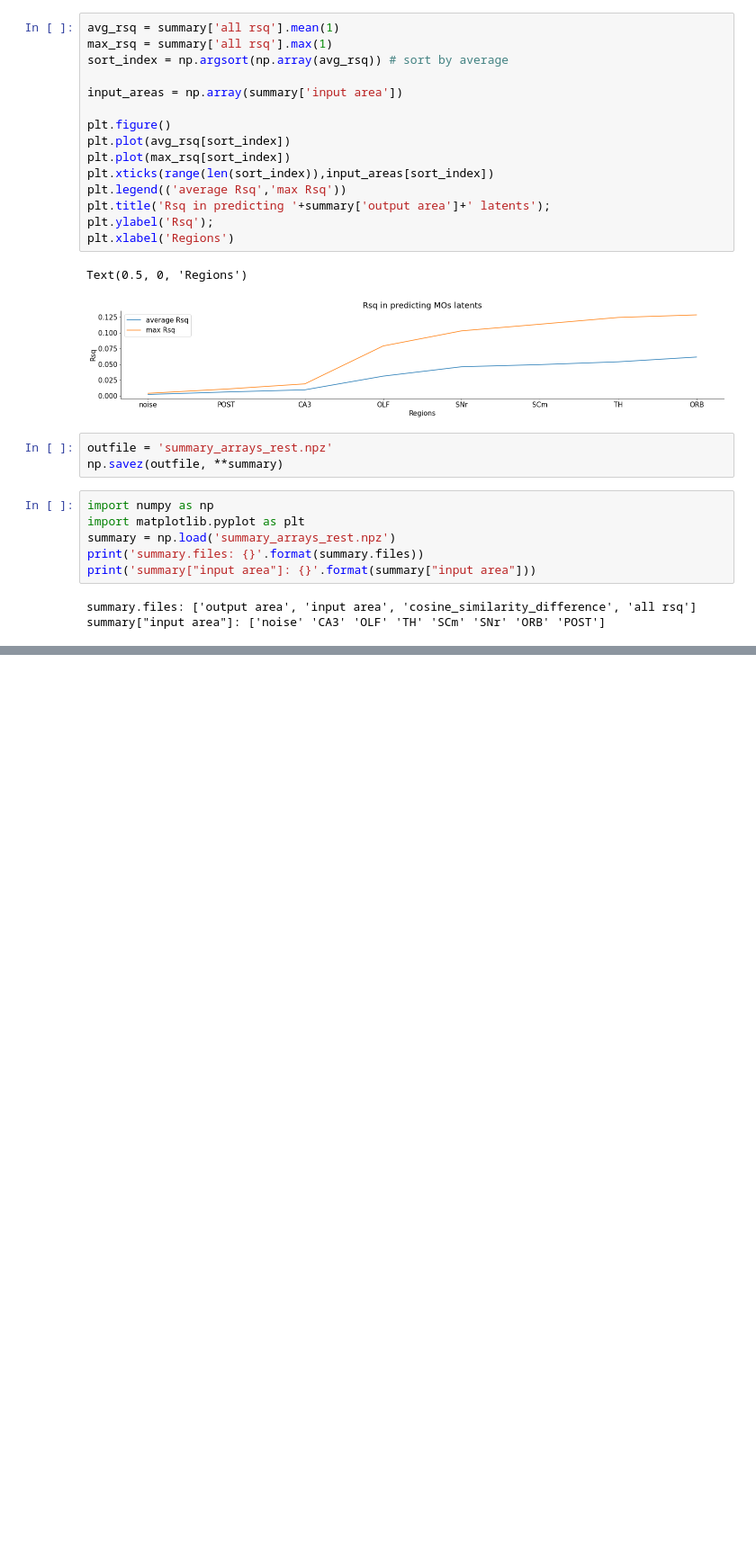
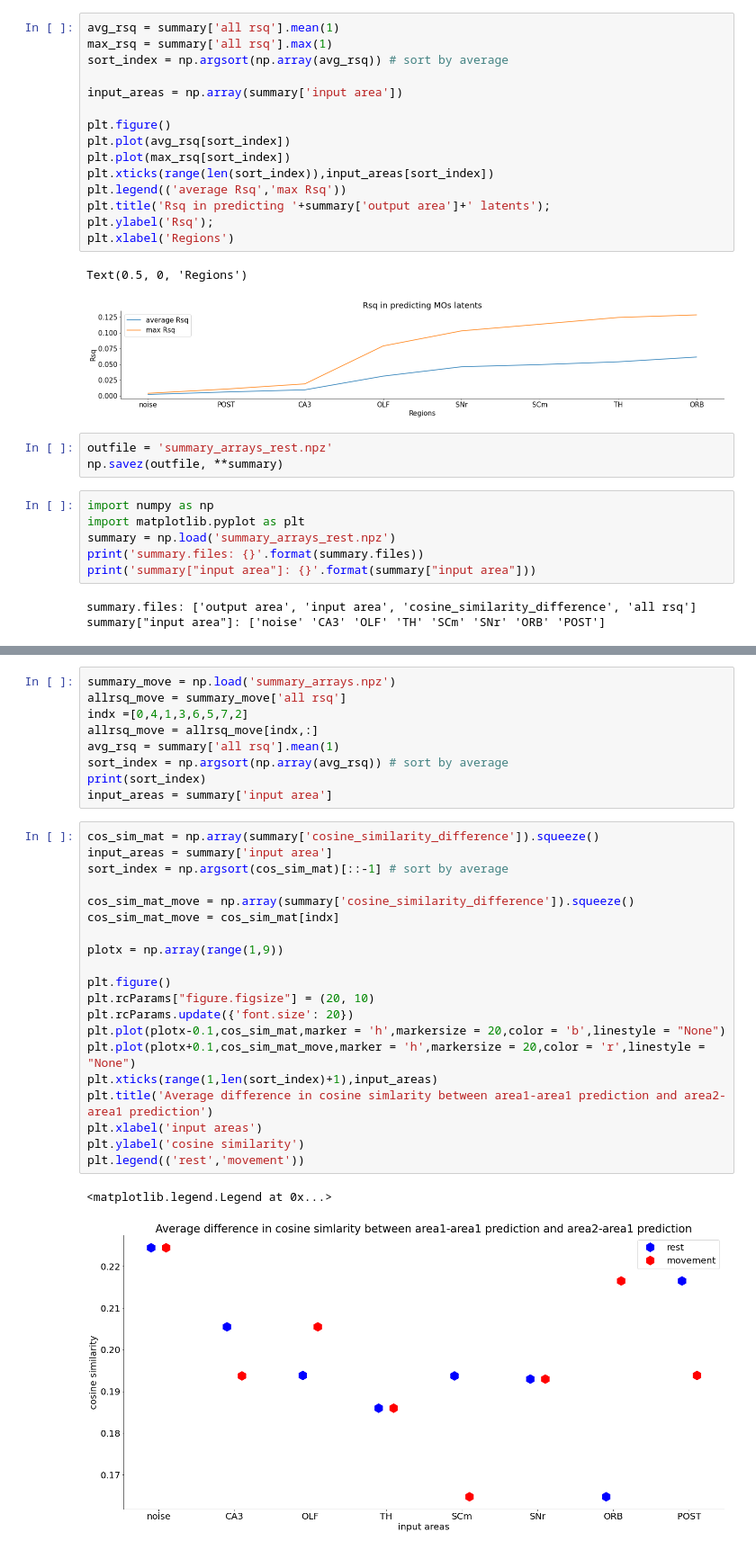
Before and after one commit to cindyhfls/NMA_DL_2021_project, a Jupyter notebook: DifferentRegionsCorrelatedLatents/s31_rest.ipynb, the cells around one changed output, grey strips where cells are left out. Shown at 90% size. Cells and saved outputs as stored; diff of their text form; blank space fills up the shorter version.

```diff
--- a/DifferentRegionsCorrelatedLatents/s31_rest.ipynb
+++ b/DifferentRegionsCorrelatedLatents/s31_rest.ipynb
@@ -539,0 +540,32 @@ Text(0, 0.5, 'cosine similarity')
+# %%
+summary_move = np.load('summary_arrays.npz')
+allrsq_move = summary_move['all rsq']
+indx =[0,4,1,3,6,5,7,2]
+allrsq_move = allrsq_move[indx,:]
+avg_rsq = summary['all rsq'].mean(1)
+sort_index = np.argsort(np.array(avg_rsq)) # sort by average
+print(sort_index)
+input_areas = summary['input area']
+# %%
+cos_sim_mat = np.array(summary['cosine_similarity_difference']).squeeze()
+input_areas = summary['input area']
+sort_index = np.argsort(cos_sim_mat)[::-1] # sort by average
+
+cos_sim_mat_move = np.array(summary['cosine_similarity_difference']).squeeze()
+cos_sim_mat_move = cos_sim_mat[indx]
+
+plotx = np.array(range(1,9))
+
+plt.figure()
+plt.rcParams["figure.figsize"] = (20, 10)
+plt.rcParams.update({'font.size': 20})
+plt.plot(plotx-0.1,cos_sim_mat,marker = 'h',markersize = 20,color = 'b',linestyle = "None")
+plt.plot(plotx+0.1,cos_sim_mat_move,marker = 'h',markersize = 20,color = 'r',linestyle = "None")
+plt.xticks(range(1,len(sort_index)+1),input_areas)
+plt.title('Average difference in cosine simlarity between area1-area1 prediction and area2-area1 prediction')
+plt.xlabel('input areas')
+plt.ylabel('cosine similarity')
+plt.legend(('rest','movement'))
+# %% [output]
+<matplotlib.legend.Legend at 0x...>
+[figure, added]
```
Also changed, not shown: parts of 3 cells of this notebook.
